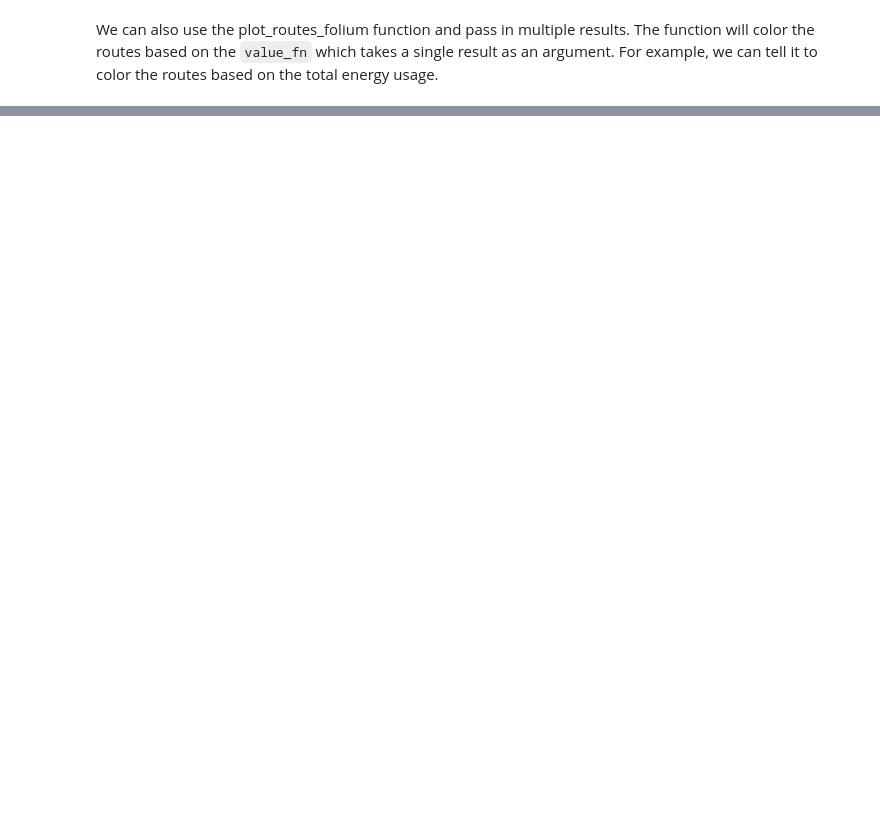
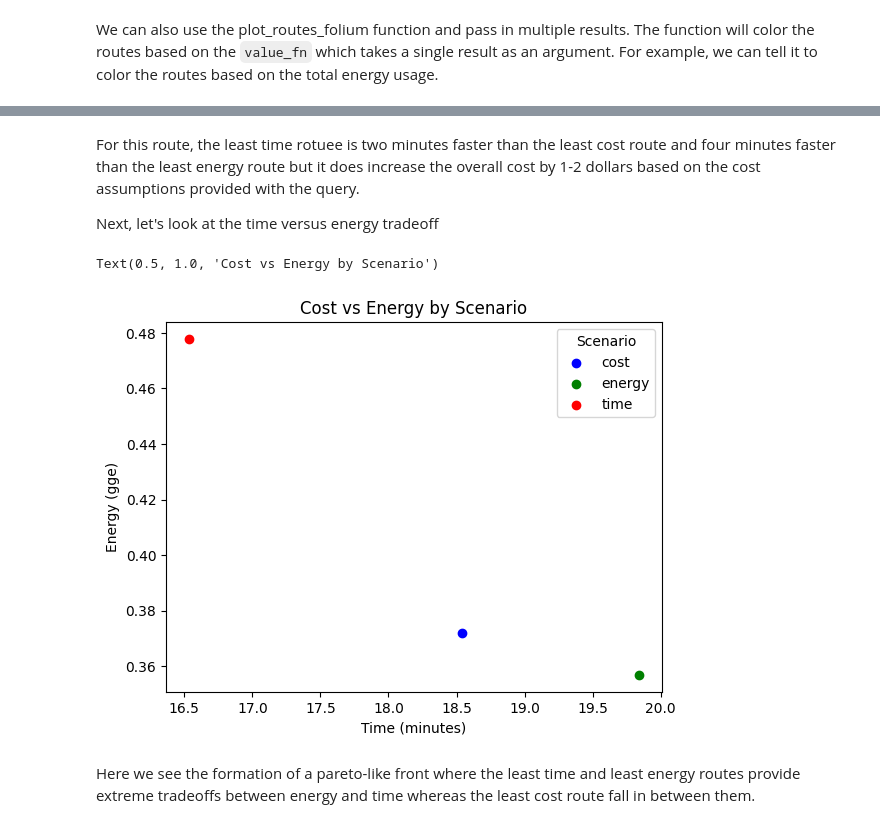
Before and after one commit to NREL/routee-compass, a Jupyter notebook: docs/notebooks/open_street_maps_example.ipynb, the cells around one changed output, grey strips where cells are left out. Saved outputs shown, nothing was run; the diff lists cells and outputs as text; code cells hidden in the pictures; blank space fills up the shorter version.

```diff
--- a/docs/notebooks/open_street_maps_example.ipynb
+++ b/docs/notebooks/open_street_maps_example.ipynb
@@ -204,0 +252,20 @@ m
+# %% [markdown]
+For this route, the least time rotuee is two minutes faster than the least cost route and four minutes faster than the least energy route but it does increase the overall cost by 1-2 dollars based on the cost assumptions provided with the query.
+
+Next, let's look at the time versus energy tradeoff
+# %%
+fig, ax = plt.subplots()
+colors = {'time':'red', 'cost':'blue', 'energy':'green'}
+
+for scenario, group in df.groupby('scenario'):
+    ax.scatter(group['time_minutes'], group['energy_gge'], color=colors[scenario], label=scenario)
+
+ax.set_xlabel('Time (minutes)')
+ax.set_ylabel('Energy (gge)')
+ax.legend(title='Scenario')
+plt.title('Cost vs Energy by Scenario')
+# %% [output]
+Text(0.5, 1.0, 'Cost vs Energy by Scenario')
+[figure, added]
+# %% [markdown]
+Here we see the formation of a pareto-like front where the least time and least energy routes provide extreme tradeoffs between energy and time whereas the least cost route fall in between them.
```
Also changed, not shown: parts of 26 cells of this notebook, 3 other files.
